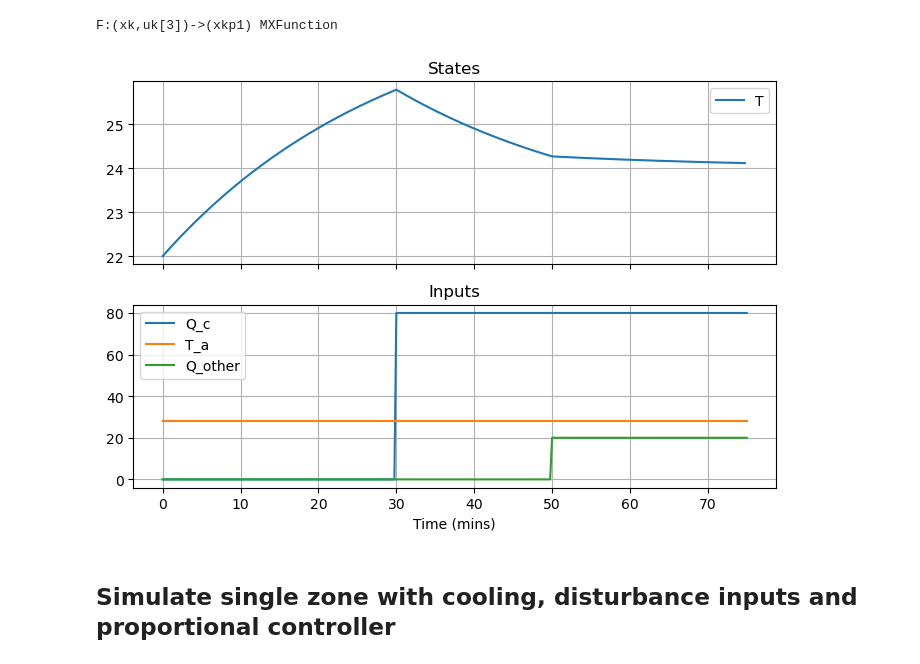
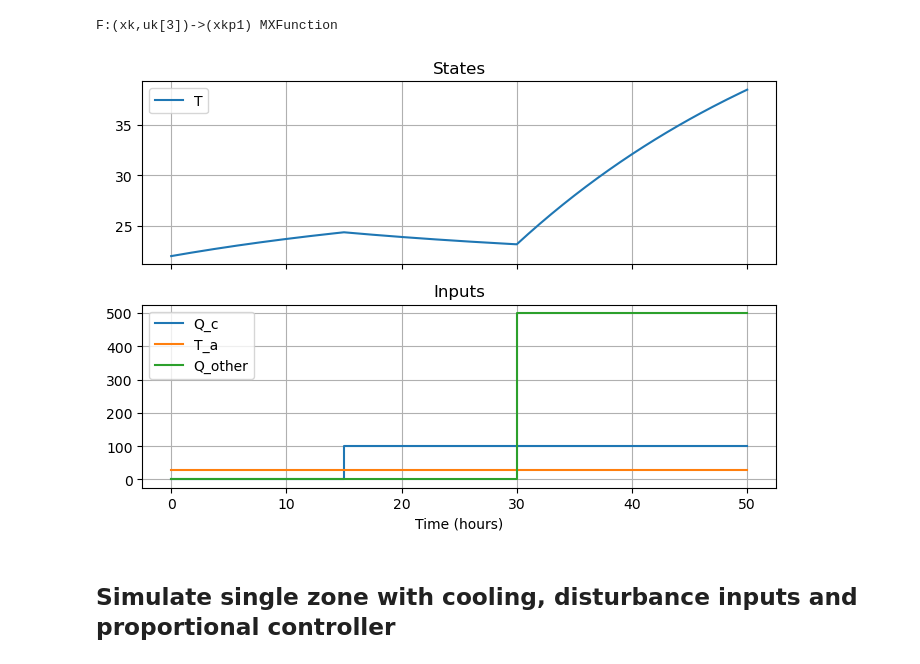
Before and after one commit to billtubbs/building-hvac-models, a Jupyter notebook: Building-models.ipynb, the cells around one changed output. Saved outputs shown, nothing was run; the diff lists cells and outputs as text; code cells hidden in the pictures.

Commit message:
Fixed time units

```diff
--- a/Building-models.ipynb
+++ b/Building-models.ipynb
@@ -87,50 +87,51 @@ print(F)
 F:(xk,uk[3])->(xkp1) MXFunction
 # %%
 # Simulation inputs
-nT = 300
+nT = 200
 t = dt * np.arange(nT+1)
 U = np.zeros((nT+1, nu))
-U[t >= 30, 0] = 80.0   # Q_c
+U[t >= 15, 0] = 100.0   # Q_c
 U[:, 1] = 28.0  # T_a
-U[t >= 50, 2] = 20.0   # Q_other
+U[t >= 30, 2] = 500.0   # Q_other
 
 # Initial condition
 x0 = 22.0  # zone temperature
 
 def simulate_system(F, U, nx, x0):
     nT = U.shape[0] - 1
     X = np.full((nT+1, nx), np.nan)
     xk = x0
-    for k in range(nT):
+    for k in range(nT+1):
         X[k, :] = np.array(xk).reshape(-1)
         uk = U[k, :].T
         xk = F(xk, uk)
     return X
 
 # Simulation loop
 X = simulate_system(F, U, nx, x0)
 
 # Plot results
-def make_inputs_states_plot(t, X, U, figsize=(7, 5), x_labels=None, u_labels=None):
+def make_inputs_states_plot(t, X, U, figsize=(7, 5), x_labels=None,
+                            u_labels=None, time_label="Time (hours)"):
     fig, axes = plt.subplots(2, 1, sharex=True, figsize=figsize)
     ax = axes[0]
     ax.plot(t, X)
     ax.grid()
     ax.legend(x_labels)
     ax.set_title('States')
     ax = axes[1]
-    ax.plot(t, U)
-    ax.set_xlabel("Time (mins)")
+    ax.step(t, U, where='post')
+    ax.set_xlabel(time_label)
     ax.grid()
     ax.legend(u_labels)
     ax.set_title('Inputs')
     return fig, axes
 
 make_inputs_states_plot(t, X, U, x_labels=['T'], u_labels=['Q_c', 'T_a', 'Q_other'])
 plt.tight_layout()
 plt.show()
 # %% [output]
-[figure, old version]
+[figure, new version]
 # %% [markdown]
 ## Simulate single zone with cooling, disturbance inputs and proportional controller
 # %% [markdown]
```
Also changed, not shown: parts of 11 cells of this notebook.
